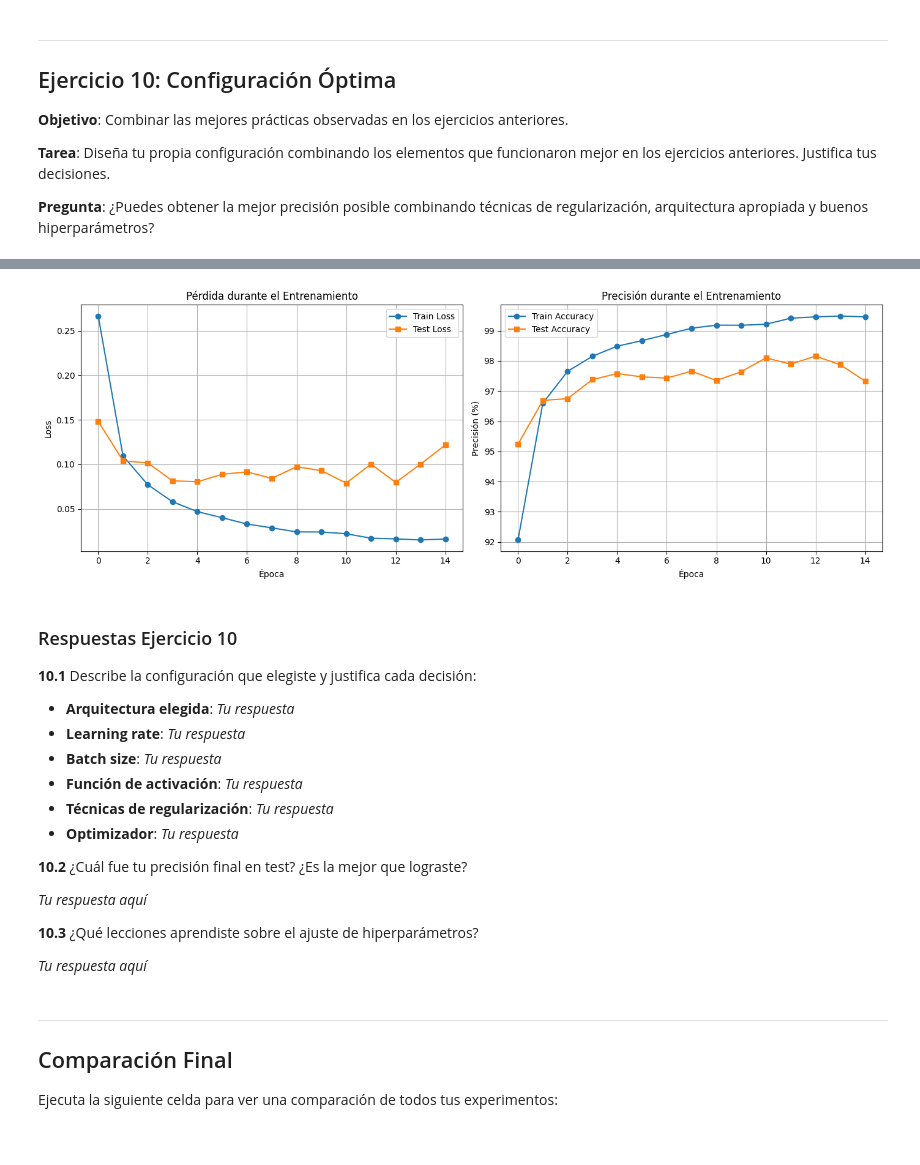
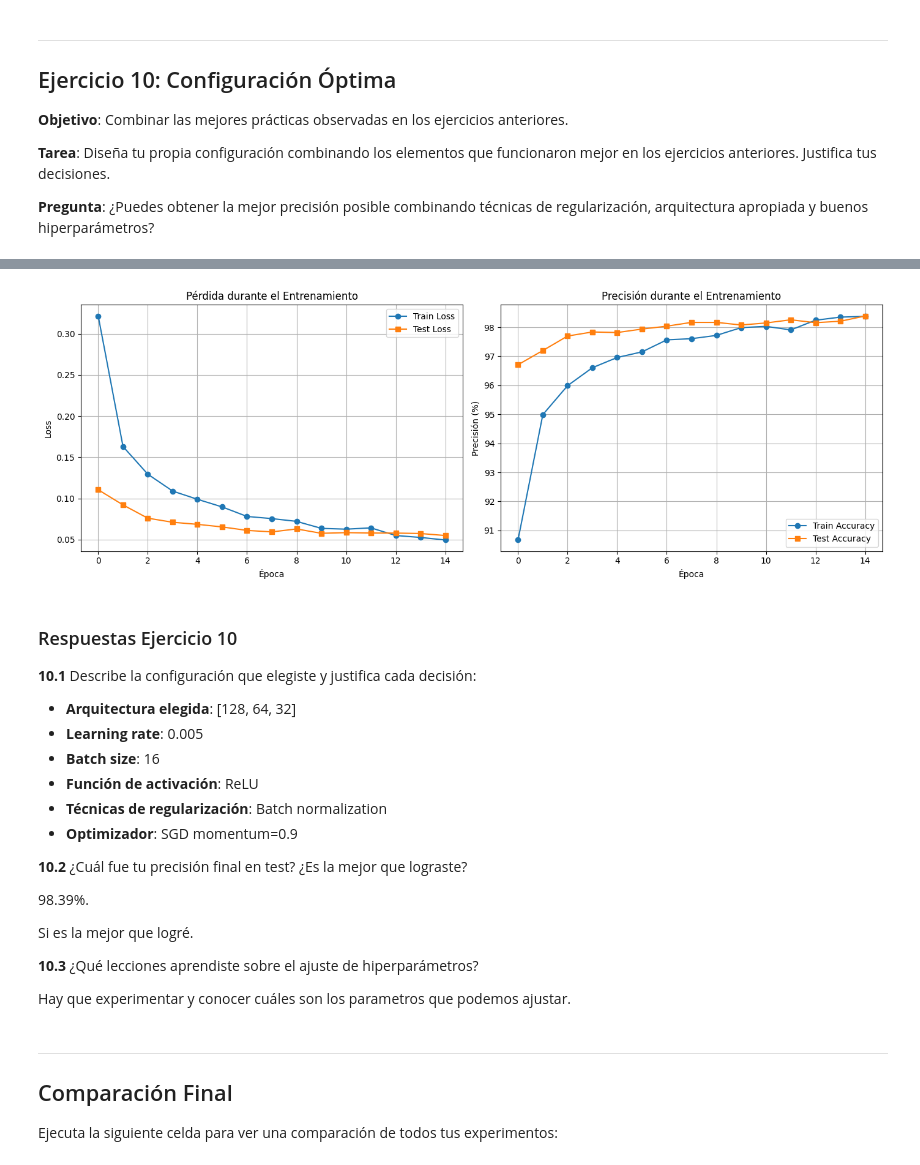
Before and after one commit to nettok/pdds, a Jupyter notebook: 10ai/assignment02/tarea_mlp_pytorch.ipynb, the cells around one changed output, grey strips where cells are left out. Cells and saved outputs as stored; diff of their text form; code cells hidden in the pictures.

```diff
--- a/10ai/assignment02/tarea_mlp_pytorch.ipynb
+++ b/10ai/assignment02/tarea_mlp_pytorch.ipynb
@@ -778,8 +813,8 @@ Precisión final en test: 97.92%
 # Configuración del Ejercicio 10 - PERSONALÍZALO
 # Modifica estos parámetros basándote en tus observaciones previas
 
-batch_size = 64  # Modifica si es necesario
-learning_rate = 0.001  # Modifica si es necesario
+batch_size = 16  # Modifica si es necesario
+learning_rate = 0.005  # Modifica si es necesario
 epochs = 15  # Puedes aumentar las épocas
 
 train_loader = DataLoader(train_dataset, batch_size=batch_size, shuffle=True)
@@ -787,15 +822,15 @@ test_loader = DataLoader(test_dataset, batch_size=batch_size, shuffle=False)
 
 # Personaliza la arquitectura y técnicas de regularización
 model = MLP(
-    hidden_sizes=[128, 64],  # Modifica la arquitectura
+    hidden_sizes=[128, 64, 32],  # Modifica la arquitectura
     activation='relu',  # Elige la mejor activación
     use_dropout=False,  # Activa si es necesario
     dropout_rate=0.5,
-    use_batch_norm=False  # Activa si es necesario
+    use_batch_norm=True  # Activa si es necesario
 ).to(device)
 
 criterion = nn.CrossEntropyLoss()
-optimizer = optim.Adam(model.parameters(), lr=learning_rate)  # Elige el mejor optimizador
+optimizer = optim.SGD(model.parameters(), lr=learning_rate, momentum=0.9)  # Elige el mejor optimizador
 
 results_ex10 = run_experiment(model, train_loader, test_loader, criterion, optimizer,
                               epochs, device, "Ejercicio 10: Configuración Óptima")
@@ -818,23 +853,25 @@ Precisión final en test: 97.33%
-[figure, old version]
+[figure, new version]
 # %% [markdown]
 ### Respuestas Ejercicio 10
 
 **10.1** Describe la configuración que elegiste y justifica cada decisión:
 
-- **Arquitectura elegida**: *Tu respuesta*
-- **Learning rate**: *Tu respuesta*
-- **Batch size**: *Tu respuesta*
-- **Función de activación**: *Tu respuesta*
-- **Técnicas de regularización**: *Tu respuesta*
-- **Optimizador**: *Tu respuesta*
+- **Arquitectura elegida**: [128, 64, 32]
+- **Learning rate**: 0.005
+- **Batch size**: 16
+- **Función de activación**: ReLU
+- **Técnicas de regularización**: Batch normalization
+- **Optimizador**: SGD momentum=0.9
 
 **10.2** ¿Cuál fue tu precisión final en test? ¿Es la mejor que lograste?
 
-*Tu respuesta aquí*
+98.39%.
+
+Si es la mejor que logré.
 
 **10.3** ¿Qué lecciones aprendiste sobre el ajuste de hiperparámetros?
 
-*Tu respuesta aquí*
+Hay que experimentar y conocer cuáles son los parametros que podemos ajustar.
 # %% [markdown]
 ---
 ## Comparación Final
```
Also changed, not shown: parts of 24 cells of this notebook, 1 other file.
